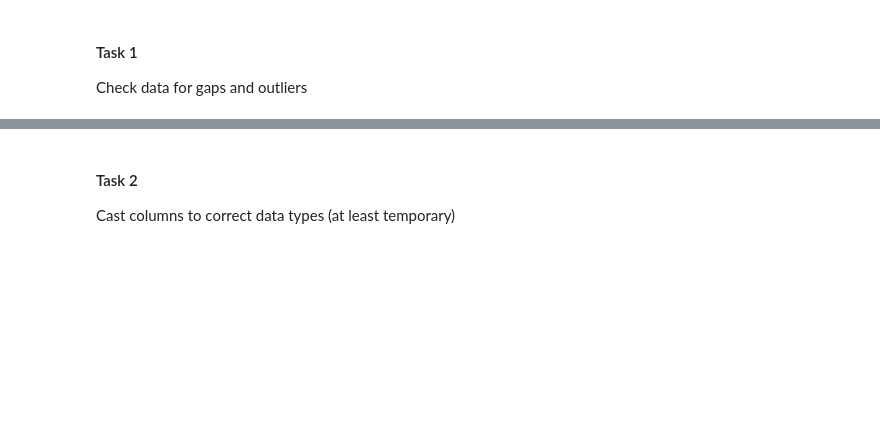
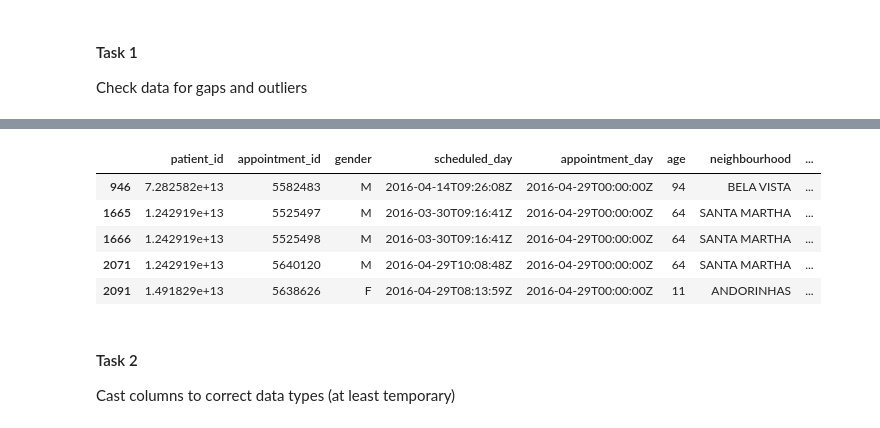
Before and after one commit to YAKOROLEVAZAMKA/emc, a Jupyter notebook: Pandas&Analytics.ipynb, the cells around one changed output, grey strips where cells are left out. Saved outputs shown, nothing was run; the diff lists cells and outputs as text; code cells hidden in the pictures; blank space fills up the shorter version.

```diff
--- a/Pandas&Analytics.ipynb
+++ b/Pandas&Analytics.ipynb
@@ -30,0 +131,9 @@ Check data for gaps and outliers
+# %%
+df[df['handcap'] > 1].head()
+# %% [output]
+|  | patient_id | appointment_id | gender | scheduled_day | appointment_day | age | neighbourhood | ... |
+| 946 | 7.282582e+13 | 5582483 | M | 2016-04-14T09:26:08Z | 2016-04-29T00:00:00Z | 94 | BELA VISTA | ... |
+| 1665 | 1.242919e+13 | 5525497 | M | 2016-03-30T09:16:41Z | 2016-04-29T00:00:00Z | 64 | SANTA MARTHA | ... |
+| 1666 | 1.242919e+13 | 5525498 | M | 2016-03-30T09:16:41Z | 2016-04-29T00:00:00Z | 64 | SANTA MARTHA | ... |
+| 2071 | 1.242919e+13 | 5640120 | M | 2016-04-29T10:08:48Z | 2016-04-29T00:00:00Z | 64 | SANTA MARTHA | ... |
+| 2091 | 1.491829e+13 | 5638626 | F | 2016-04-29T08:13:59Z | 2016-04-29T00:00:00Z | 11 | ANDORINHAS | ... |
```
Also changed, not shown: parts of 13 cells of this notebook.
